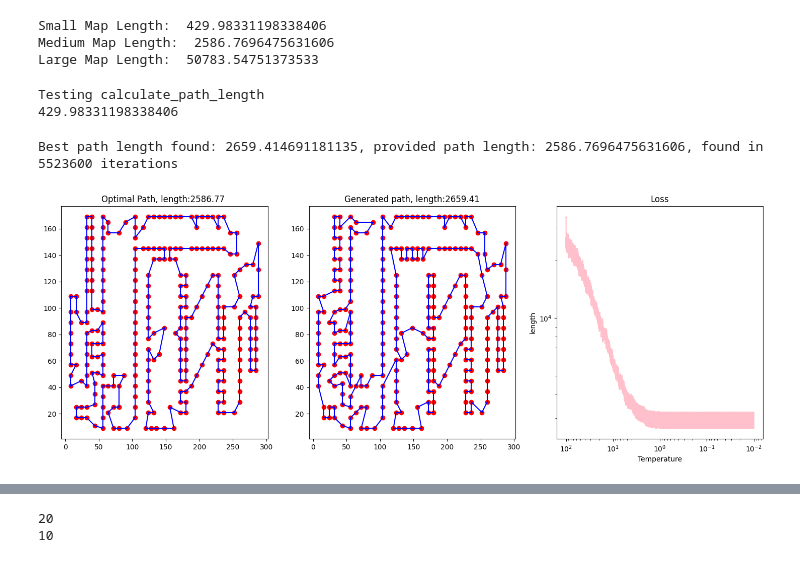
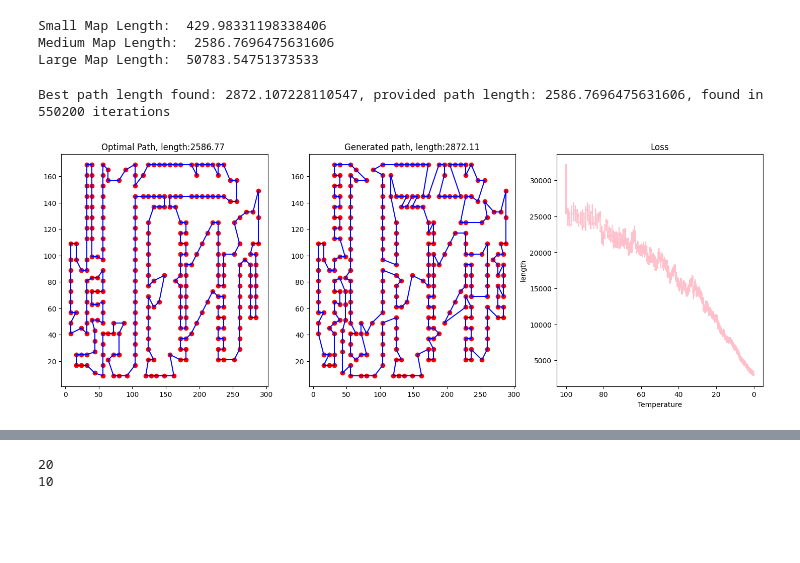
Before and after one commit to nabilasiregar/stochastic-simulation, a Jupyter notebook: assignment_3/Travling.ipynb, the cells around one changed output, grey strips where cells are left out. Cells and saved outputs as stored; diff of their text form; code cells hidden in the pictures; blank space fills up the shorter version.

```diff
--- a/assignment_3/Travling.ipynb
+++ b/assignment_3/Travling.ipynb
@@ -318,42 +299,36 @@ def fast_annealing(map, T, alpha, stopping_T, chain_length, starting_path):
-# %%
-# print("Testing all path operators")
-# operators = [inverse, swap, swap_routes, insert]
-# for operator in operators:
-#     print(operator(SMALL_PATH))
-
-# testing calculate_path_length in a fuction
-
-@njit
-def testing(path):
-    return calculate_path_length(path, SMALL_NODES)
-
-print("Testing calculate_path_length")
-print(testing(SMALL_PATH))
-# %% [output]
-Testing calculate_path_length
-429.98331198338406
 # %%
 
-testing_nodes = MEDIUM_NODES
-testing_paths = MEDIUM_PATH
+
+# testing_nodes =  SMALL_NODES
+# testing_paths =  SMALL_PATH
+# testing_length = SMALL_LENGTH
+
+testing_nodes =  MEDIUM_NODES
+testing_paths =  MEDIUM_PATH
 testing_length = MEDIUM_LENGTH
 
+# testing_nodes =  LARGE_NODES
+# testing_paths =  LARGE_PATH
+# testing_length = LARGE_LENGTH
+
+
 starting = np.random.permutation(range(1,len(testing_nodes)+1))
-best, length, iterations, t_list, length_list  = sim_annealing(testing_nodes, 100, .999, .01, 600, starting)
+best, length, iterations, t_list, length_list  = fast_annealing(testing_nodes, 100, .99, 0.01, 600, starting)
 
 fig, axs = plt.subplots(1,3)
 fig.set_size_inches(18,6)
 plotmap(testing_nodes, axs[0], testing_paths)
 axs[0].set_title(f"Optimal Path, length:{testing_length:.2f} ")
 
 plotmap(testing_nodes, axs[1], best)
 axs[1].set_title(f"Generated path, length:{length:.2f}")
-axs[2].loglog(t_list, length_list, color='pink')
+# axs[2].loglog(t_list, length_list, color='pink')
+axs[2].plot(t_list, length_list, color='pink')
 axs[2].invert_xaxis()
 axs[2].set_xlabel("Temperature")
 axs[2].set_ylabel("length")
 axs[2].set_title("Loss")
 print(f'Best path length found: {length}, provided path length: {testing_length}, found in {iterations} iterations')
 # %% [output]
-Best path length found: 2659.414691181135, provided path length: 2586.7696475631606, found in 5523600 iterations
+Best path length found: 2872.107228110547, provided path length: 2586.7696475631606, found in 550200 iterations
-[figure, old version]
+[figure, new version]
```
Also changed, not shown: parts of 6 cells of this notebook, 2 other files.
